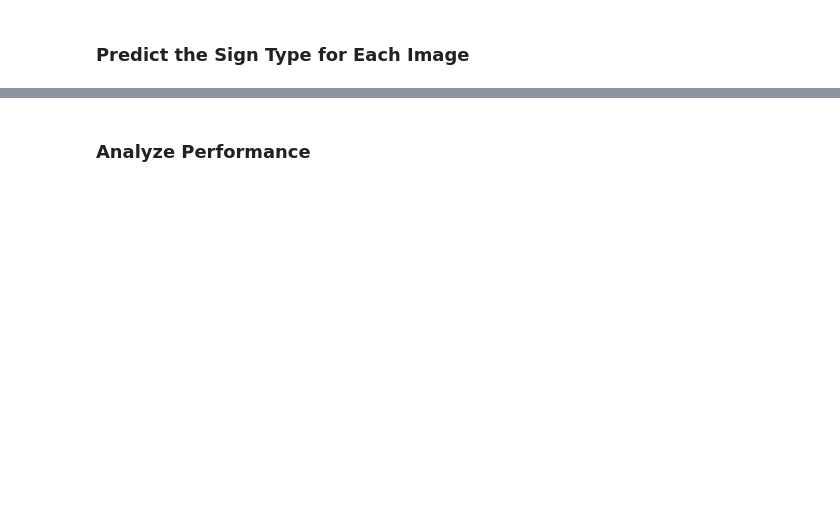
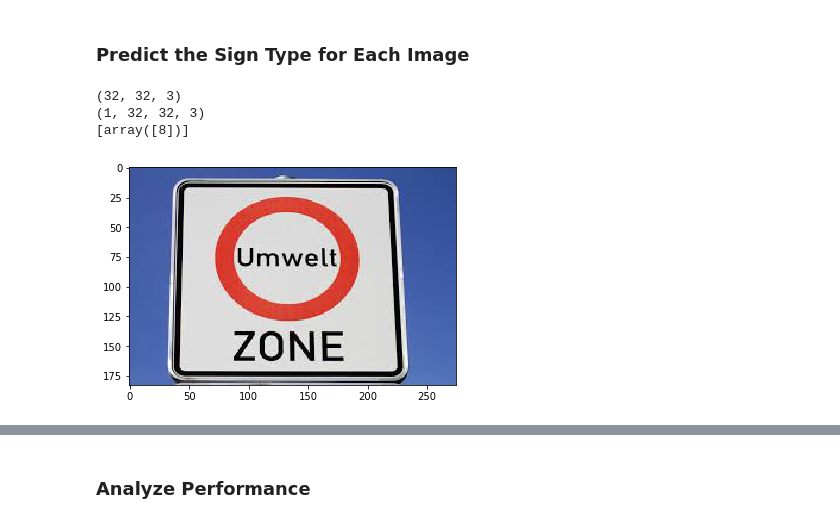
Before and after one commit to AnDaoLe/udacity-self-driving, a Jupyter notebook: CarND-Traffic-Sign-Classifier-Project/Traffic_Sign_Classifier.ipynb, the cells around one changed output, grey strips where cells are left out. Saved outputs shown, nothing was run; the diff lists cells and outputs as text; code cells hidden in the pictures; blank space fills up the shorter version.

Commit message:
Feat: added rest of code for model evaluation on images on the web

```diff
--- a/CarND-Traffic-Sign-Classifier-Project/Traffic_Sign_Classifier.ipynb
+++ b/CarND-Traffic-Sign-Classifier-Project/Traffic_Sign_Classifier.ipynb
@@ -212,9 +192,10 @@ num_cl=43
 im_size=32
 X_train, X_validation, y_train, y_validation =train_test_split( X_train, y_train, test_size=0.15, random_state=42)
 
-X_train      = np.pad(X_train, ((0,0),(2,2),(2,2),(0,0)), 'constant')
-X_validation = np.pad(X_validation, ((0,0),(2,2),(2,2),(0,0)), 'constant')
-X_test       = np.pad(X_test, ((0,0),(2,2),(2,2),(0,0)), 'constant')
+#Preprocessing
+# X_train      = np.pad(X_train, ((0,0),(2,2),(2,2),(0,0)), 'constant')
+# X_validation = np.pad(X_validation, ((0,0),(2,2),(2,2),(0,0)), 'constant')
+# X_test       = np.pad(X_test, ((0,0),(2,2),(2,2),(0,0)), 'constant')
 # %% [markdown]
 ### Model Architecture
 # %%
@@ -334,0 +357,8 @@ ValueError: Cannot feed value of shape (128, 36, 36, 3) for Tensor 'Placeholder_
+# %%
+##TEST TRUE DATASET
+
+with tf.Session() as sess:
+    saver.restore(sess, tf.train.latest_checkpoint('.'))
+
+    test_accuracy = evaluate(X_test, y_test)
+    print("Test Accuracy = {:.3f}".format(test_accuracy))
@@ -348,2 +394,40 @@ You may find `signnames.csv` useful as it contains mappings from the class id (i
 # %% [markdown]
 ### Predict the Sign Type for Each Image
+# %%
+### Run the predictions here and use the model to output the prediction for each image.
+### Make sure to pre-process the images with the same pre-processing pipeline used earlier.
+### Feel free to use as many code cells as needed.
+
+
+import matplotlib.pyplot as plt
+import matplotlib.image as mpimg
+
+
+def resize_image(img):
+    resized_image = cv2.resize(img, (32,32))
+    return resized_image
+
+im = mpimg.imread('1.jpg')
+plt.imshow(im)
+p=resize_image(im)
+print (p.shape)
+
+a= p[np.newaxis,:,:,:]
+
+print (a.shape)
+## Show resized image
+#plt.imshow(p)
+
+with tf.Session() as sess:
+        saver.restore(sess, tf.train.latest_checkpoint('.'))
+        feed_dict={x: a}
+        prediction=tf.argmax(logits,dimension=1)
+        best = sess.run([prediction],feed_dict)
+        print(best)
+
+##1 is Low-emission Zone (Not actually in data set)!
+# %% [output]
+(32, 32, 3)
+(1, 32, 32, 3)
+[array([8])]
+[figure, added]
```
Also changed, not shown: parts of 17 cells of this notebook, 12 other files.
